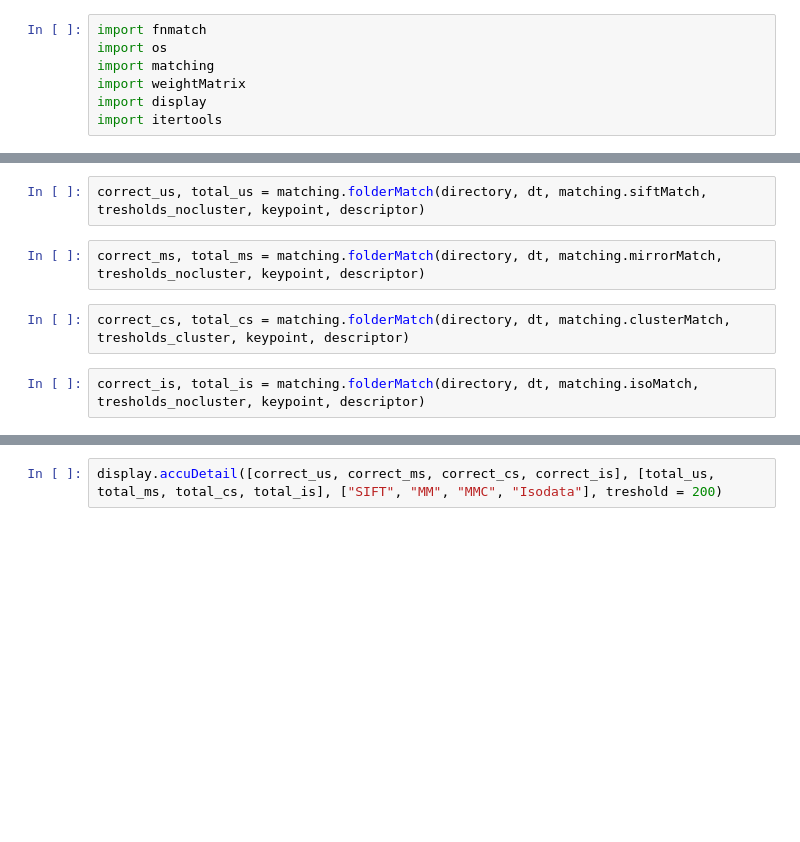
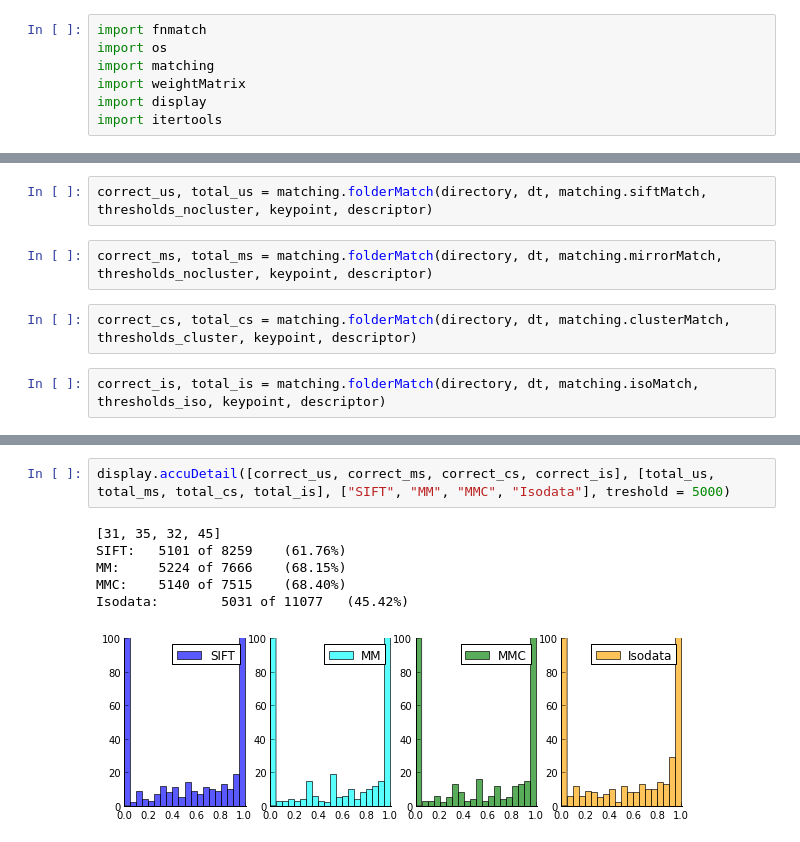
Before and after one commit to arnfred/Mirror-Match, a Jupyter notebook: code/cluster-match/Test Accumulated.ipynb, the cells around one changed output, grey strips where cells are left out. Saved outputs shown, nothing was run; the diff lists cells and outputs as text; blank space fills up the shorter version.

```diff
--- a/code/cluster-match/Test Accumulated.ipynb
+++ b/code/cluster-match/Test Accumulated.ipynb
@@ -24,10 +25,10 @@ keypoint = "SIFT"
 descriptor = "SIFT"
 verbose = True
 # %%
-correct_us, total_us = matching.folderMatch(directory, dt, matching.siftMatch, tresholds_nocluster, keypoint, descriptor)
+correct_us, total_us = matching.folderMatch(directory, dt, matching.siftMatch, thresholds_nocluster, keypoint, descriptor)
 # %%
-correct_ms, total_ms = matching.folderMatch(directory, dt, matching.mirrorMatch, tresholds_nocluster, keypoint, descriptor)
+correct_ms, total_ms = matching.folderMatch(directory, dt, matching.mirrorMatch, thresholds_nocluster, keypoint, descriptor)
 # %%
-correct_cs, total_cs = matching.folderMatch(directory, dt, matching.clusterMatch, tresholds_cluster, keypoint, descriptor)
+correct_cs, total_cs = matching.folderMatch(directory, dt, matching.clusterMatch, thresholds_cluster, keypoint, descriptor)
 # %%
-correct_is, total_is = matching.folderMatch(directory, dt, matching.isoMatch, tresholds_nocluster, keypoint, descriptor)
+correct_is, total_is = matching.folderMatch(directory, dt, matching.isoMatch, thresholds_iso, keypoint, descriptor)
@@ -34,3 +53,10 @@ correct_is, total_is = matching.folderMatch(directory, dt, matching.isoMatch, tr
 # %%
-display.accuDetail([correct_us, correct_ms, correct_cs, correct_is], [total_us, total_ms, total_cs, total_is], ["SIFT", "MM", "MMC", "Isodata"], treshold = 200)
+display.accuDetail([correct_us, correct_ms, correct_cs, correct_is], [total_us, total_ms, total_cs, total_is], ["SIFT", "MM", "MMC", "Isodata"], treshold = 5000)
+# %% [output]
+[31, 35, 32, 45]
+SIFT:   5101 of 8259    (61.76%)
+MM:     5224 of 7666    (68.15%)
+MMC:    5140 of 7515    (68.40%)
+Isodata:        5031 of 11077   (45.42%)
+[figure, added]
 # %%
```
Also changed, not shown: parts of 3 cells of this notebook, 2 other files.
